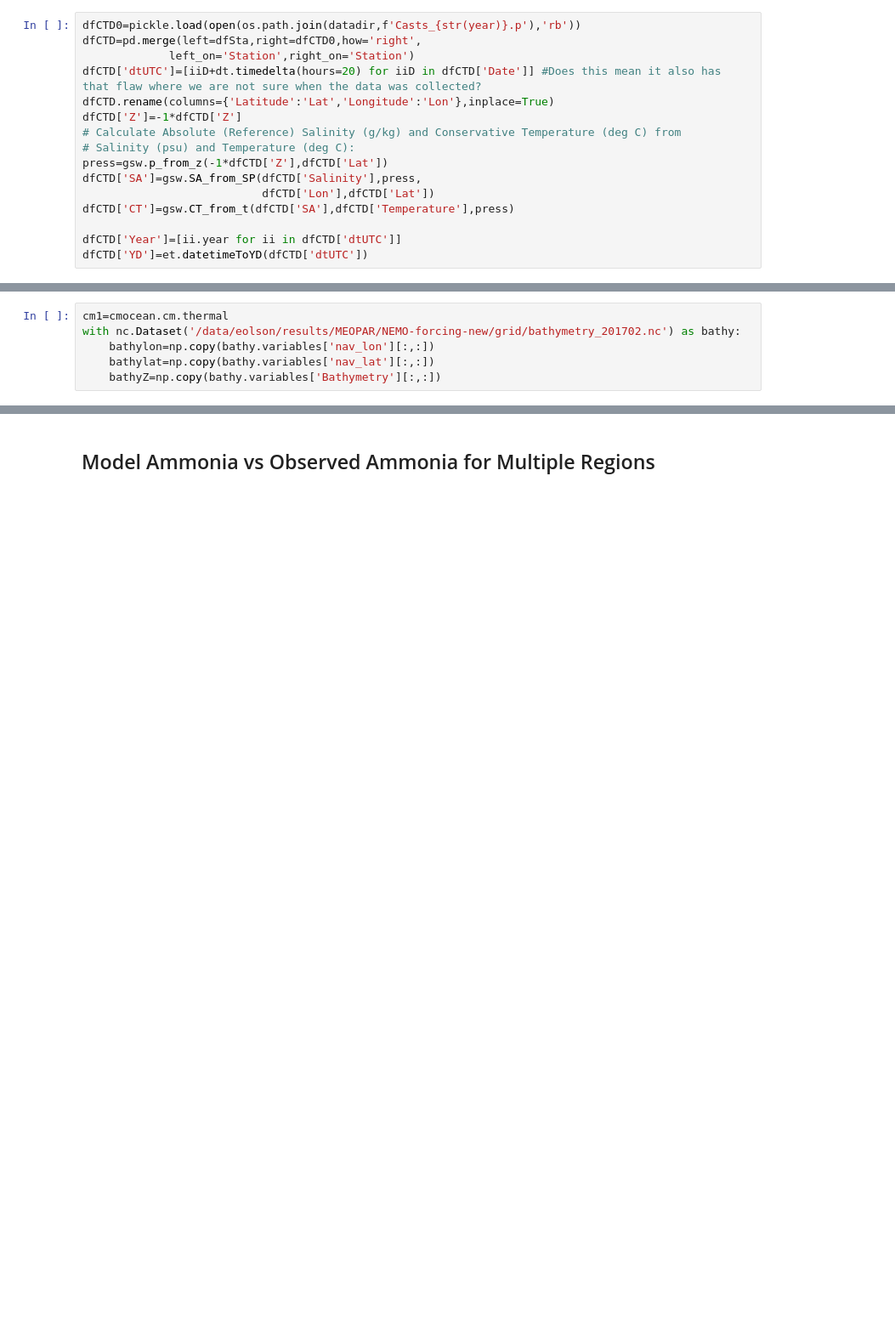
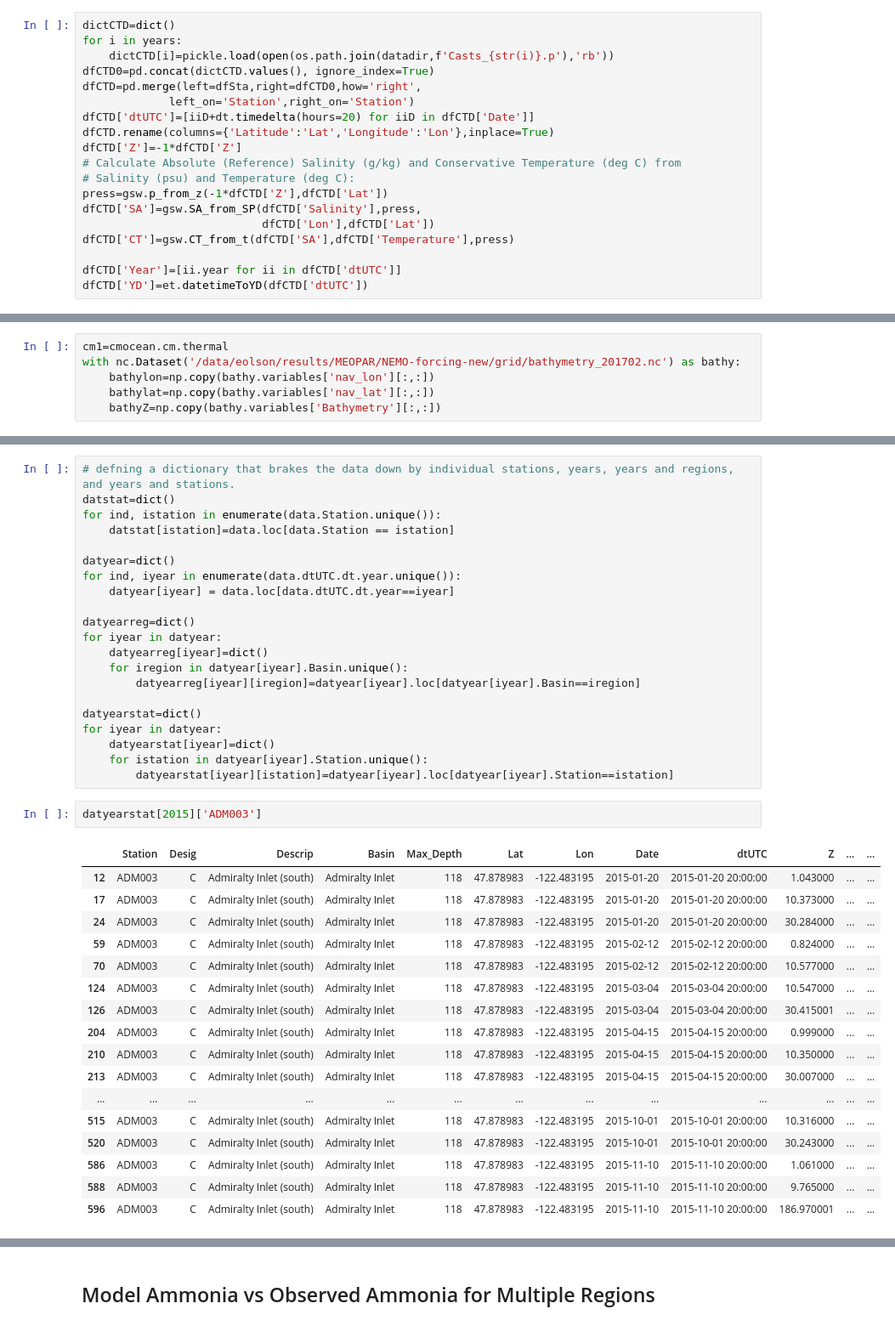
Before and after one commit to SalishSeaCast/analysis-keegan, a Jupyter notebook: notebooks/Evaluations/By_Region.ipynb, the cells around one changed output, grey strips where cells are left out. Shown at 85% size. Saved outputs shown, nothing was run; the diff lists cells and outputs as text; blank space fills up the shorter version.

```diff
--- a/notebooks/Evaluations/By_Region.ipynb
+++ b/notebooks/Evaluations/By_Region.ipynb
@@ -115,10 +120,13 @@ df1['YD']=et.datetimeToYD(df1['dtUTC'])
 # %% [markdown]
 ## load CTD data and add CT and SA to nutrient data set
 # %%
-dfCTD0=pickle.load(open(os.path.join(datadir,f'Casts_{str(year)}.p'),'rb'))
+dictCTD=dict()
+for i in years:
+    dictCTD[i]=pickle.load(open(os.path.join(datadir,f'Casts_{str(i)}.p'),'rb'))
+dfCTD0=pd.concat(dictCTD.values(), ignore_index=True)
 dfCTD=pd.merge(left=dfSta,right=dfCTD0,how='right',
              left_on='Station',right_on='Station')
-dfCTD['dtUTC']=[iiD+dt.timedelta(hours=20) for iiD in dfCTD['Date']] #Does this mean it also has that flaw where we are not sure when the data was collected?
+dfCTD['dtUTC']=[iiD+dt.timedelta(hours=20) for iiD in dfCTD['Date']]
 dfCTD.rename(columns={'Latitude':'Lat','Longitude':'Lon'},inplace=True)
 dfCTD['Z']=-1*dfCTD['Z']
 # Calculate Absolute (Reference) Salinity (g/kg) and Conservative Temperature (deg C) from
@@ -237,0 +256,41 @@ for ind, istation in enumerate(data.Station.unique()):
+# %%
+# defning a dictionary that brakes the data down by individual stations, years, years and regions, and years and stations.
+datstat=dict()
+for ind, istation in enumerate(data.Station.unique()):
+    datstat[istation]=data.loc[data.Station == istation]
+
+datyear=dict()
+for ind, iyear in enumerate(data.dtUTC.dt.year.unique()):
+    datyear[iyear] = data.loc[data.dtUTC.dt.year==iyear]
+
+datyearreg=dict()
+for iyear in datyear:
+    datyearreg[iyear]=dict()
+    for iregion in datyear[iyear].Basin.unique():
+        datyearreg[iyear][iregion]=datyear[iyear].loc[datyear[iyear].Basin==iregion]
+
+datyearstat=dict()
+for iyear in datyear:
+    datyearstat[iyear]=dict()
+    for istation in datyear[iyear].Station.unique():
+        datyearstat[iyear][istation]=datyear[iyear].loc[datyear[iyear].Station==istation]
+# %%
+datyearstat[2015]['ADM003']
+# %% [output]
+|  | Station | Desig | Descrip | Basin | Max_Depth | Lat | Lon | Date | dtUTC | Z | ... | ... |
+| 12 | ADM003 | C | Admiralty Inlet (south) | Admiralty Inlet | 118 | 47.878983 | -122.483195 | 2015-01-20 | 2015-01-20 20:00:00 | 1.043000 | ... | ... |
+| 17 | ADM003 | C | Admiralty Inlet (south) | Admiralty Inlet | 118 | 47.878983 | -122.483195 | 2015-01-20 | 2015-01-20 20:00:00 | 10.373000 | ... | ... |
+| 24 | ADM003 | C | Admiralty Inlet (south) | Admiralty Inlet | 118 | 47.878983 | -122.483195 | 2015-01-20 | 2015-01-20 20:00:00 | 30.284000 | ... | ... |
+| 59 | ADM003 | C | Admiralty Inlet (south) | Admiralty Inlet | 118 | 47.878983 | -122.483195 | 2015-02-12 | 2015-02-12 20:00:00 | 0.824000 | ... | ... |
+| 70 | ADM003 | C | Admiralty Inlet (south) | Admiralty Inlet | 118 | 47.878983 | -122.483195 | 2015-02-12 | 2015-02-12 20:00:00 | 10.577000 | ... | ... |
+| 124 | ADM003 | C | Admiralty Inlet (south) | Admiralty Inlet | 118 | 47.878983 | -122.483195 | 2015-03-04 | 2015-03-04 20:00:00 | 10.547000 | ... | ... |
+| 126 | ADM003 | C | Admiralty Inlet (south) | Admiralty Inlet | 118 | 47.878983 | -122.483195 | 2015-03-04 | 2015-03-04 20:00:00 | 30.415001 | ... | ... |
+| 204 | ADM003 | C | Admiralty Inlet (south) | Admiralty Inlet | 118 | 47.878983 | -122.483195 | 2015-04-15 | 2015-04-15 20:00:00 | 0.999000 | ... | ... |
+| 210 | ADM003 | C | Admiralty Inlet (south) | Admiralty Inlet | 118 | 47.878983 | -122.483195 | 2015-04-15 | 2015-04-15 20:00:00 | 10.350000 | ... | ... |
+| 213 | ADM003 | C | Admiralty Inlet (south) | Admiralty Inlet | 118 | 47.878983 | -122.483195 | 2015-04-15 | 2015-04-15 20:00:00 | 30.007000 | ... | ... |
+| ... | ... | ... | ... | ... | ... | ... | ... | ... | ... | ... | ... | ... |
+| 515 | ADM003 | C | Admiralty Inlet (south) | Admiralty Inlet | 118 | 47.878983 | -122.483195 | 2015-10-01 | 2015-10-01 20:00:00 | 10.316000 | ... | ... |
+| 520 | ADM003 | C | Admiralty Inlet (south) | Admiralty Inlet | 118 | 47.878983 | -122.483195 | 2015-10-01 | 2015-10-01 20:00:00 | 30.243000 | ... | ... |
+| 586 | ADM003 | C | Admiralty Inlet (south) | Admiralty Inlet | 118 | 47.878983 | -122.483195 | 2015-11-10 | 2015-11-10 20:00:00 | 1.061000 | ... | ... |
+| 588 | ADM003 | C | Admiralty Inlet (south) | Admiralty Inlet | 118 | 47.878983 | -122.483195 | 2015-11-10 | 2015-11-10 20:00:00 | 9.765000 | ... | ... |
+| 596 | ADM003 | C | Admiralty Inlet (south) | Admiralty Inlet | 118 | 47.878983 | -122.483195 | 2015-11-10 | 2015-11-10 20:00:00 | 186.970001 | ... | ... |
```
Also changed, not shown: parts of 27 cells of this notebook, 5 other files.
